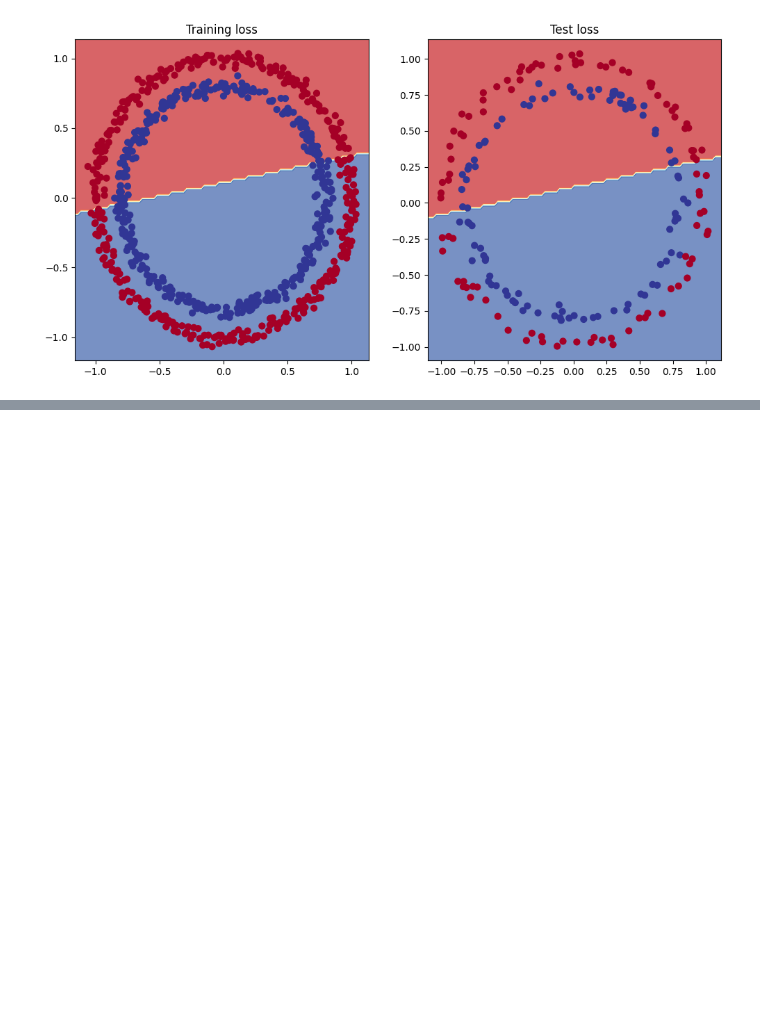
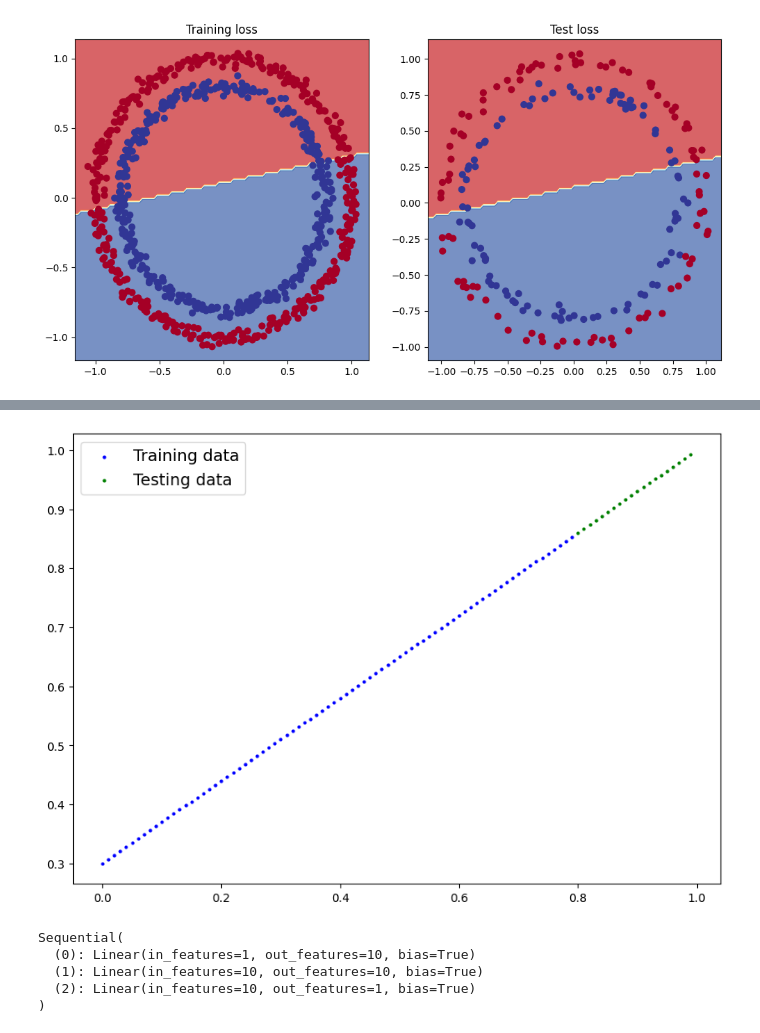
Before and after one commit to sush0677/pytorch_coding, a Jupyter notebook: Neuralnetworks.ipynb, the cells around one changed output, grey strips where cells are left out. Drawn from its saved outputs; the diff is of its cells as text; code cells hidden in the pictures; blank space fills up the shorter version.

```diff
--- a/Neuralnetworks.ipynb
+++ b/Neuralnetworks.ipynb
@@ -261,0 +382,23 @@ plot_decision_boundary(model_1, X_test, y_test)
+# %%
+plot_predictions(train_data=X_train_reg,
+                train_labels=y_train_reg,
+                test_data=X_test_reg,
+                test_labels=y_test_reg,
+                predictions=None)
+# %% [output]
+[figure, added]
+# %%
+#adujusting the model
+model_3 = nn.Sequential(
+    nn.Linear(in_features=1, out_features=10),
+    nn.Linear(in_features=10, out_features=10),
+    nn.Linear(in_features=10, out_features=1)
+).to(device)
+
+model_3
+# %% [output]
+Sequential(
+  (0): Linear(in_features=1, out_features=10, bias=True)
+  (1): Linear(in_features=10, out_features=10, bias=True)
+  (2): Linear(in_features=10, out_features=1, bias=True)
+)
```
Also changed, not shown: parts of 18 cells of this notebook.
